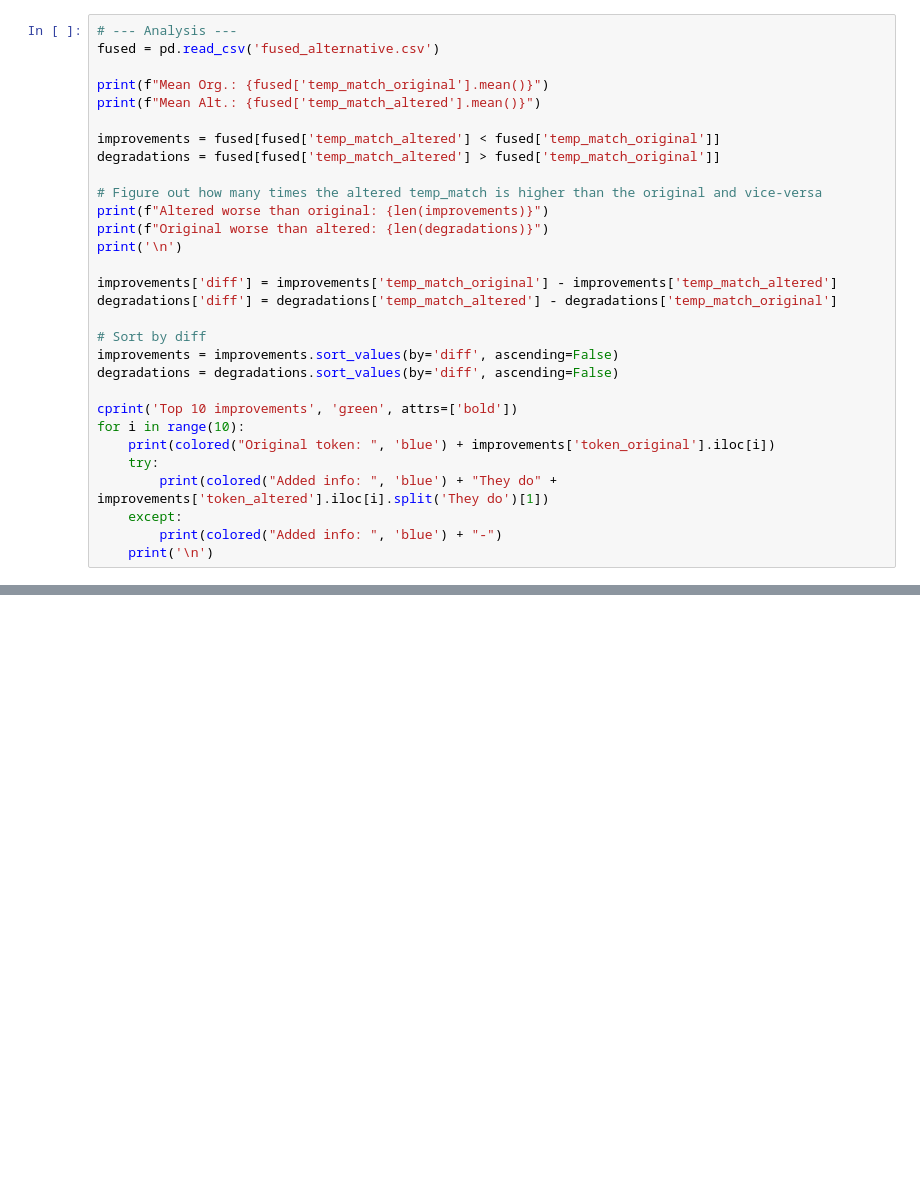
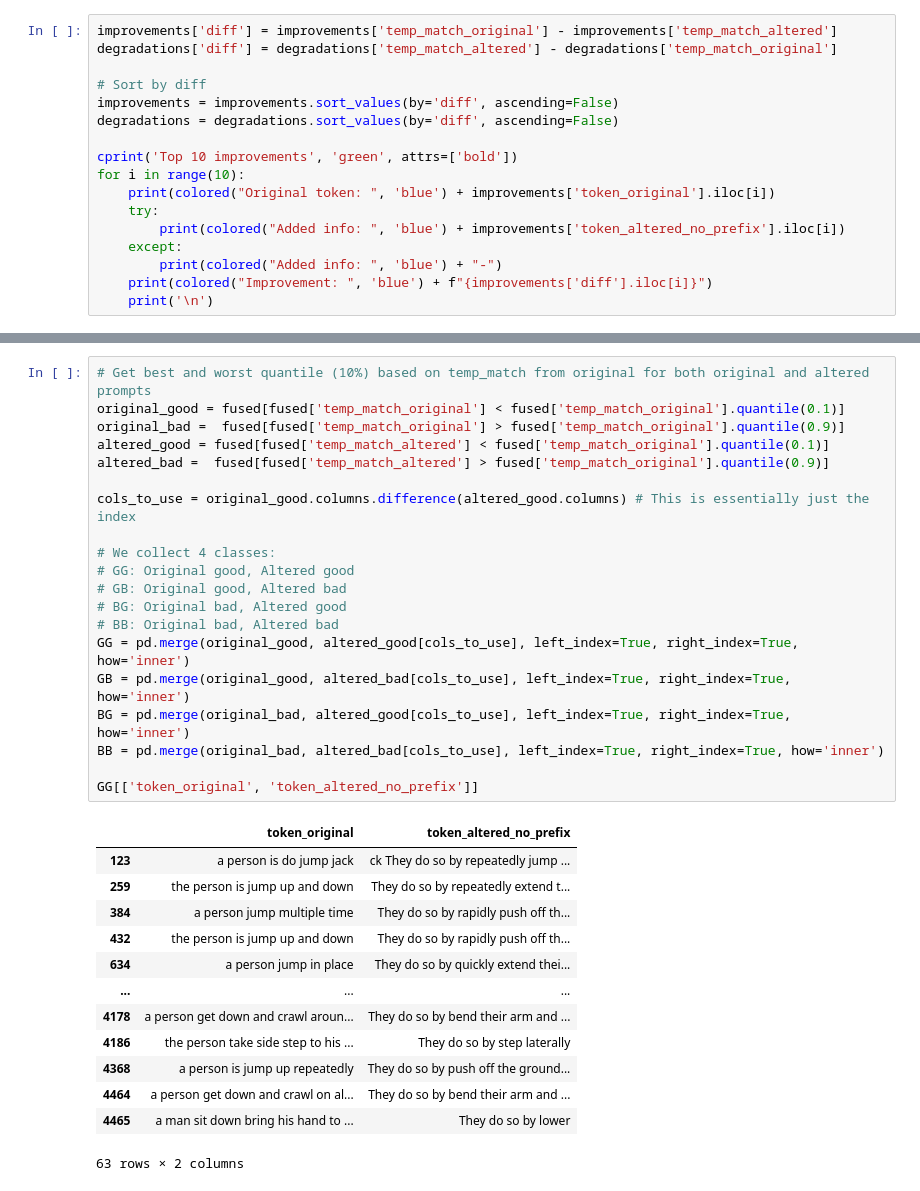
Before and after one commit to mkiefferus/DigitalHumans, a Jupyter notebook: result_analysis/analysis.ipynb, the cells around one changed output, grey strips where cells are left out. Saved outputs shown, nothing was run; the diff lists cells and outputs as text; blank space fills up the shorter version.

```diff
--- a/result_analysis/analysis.ipynb
+++ b/result_analysis/analysis.ipynb
@@ -119,18 +102,4 @@ altered
 # %%
-# --- Analysis ---
-fused = pd.read_csv('fused_alternative.csv')
-
-print(f"Mean Org.: {fused['temp_match_original'].mean()}")
-print(f"Mean Alt.: {fused['temp_match_altered'].mean()}")
-
-improvements = fused[fused['temp_match_altered'] < fused['temp_match_original']]
-degradations = fused[fused['temp_match_altered'] > fused['temp_match_original']]
-
-# Figure out how many times the altered temp_match is higher than the original and vice-versa
-print(f"Altered worse than original: {len(improvements)}")
-print(f"Original worse than altered: {len(degradations)}")
-print('\n')
-
 improvements['diff'] = improvements['temp_match_original'] - improvements['temp_match_altered']
 degradations['diff'] = degradations['temp_match_altered'] - degradations['temp_match_original']
 
@@ -142,8 +111,9 @@ cprint('Top 10 improvements', 'green', attrs=['bold'])
 for i in range(10):
     print(colored("Original token: ", 'blue') + improvements['token_original'].iloc[i])
     try:
-        print(colored("Added info: ", 'blue') + "They do" + improvements['token_altered'].iloc[i].split('They do')[1])
+        print(colored("Added info: ", 'blue') + improvements['token_altered_no_prefix'].iloc[i])
     except:
         print(colored("Added info: ", 'blue') + "-")
+    print(colored("Improvement: ", 'blue') + f"{improvements['diff'].iloc[i]}")
     print('\n')
 # %% [output]
@@ -193,0 +206,34 @@ Added info: They do so by slowly raise a glass to their lip
+# %%
+# Get best and worst quantile (10%) based on temp_match from original for both original and altered prompts
+original_good = fused[fused['temp_match_original'] < fused['temp_match_original'].quantile(0.1)]
+original_bad =  fused[fused['temp_match_original'] > fused['temp_match_original'].quantile(0.9)]
+altered_good = fused[fused['temp_match_altered'] < fused['temp_match_original'].quantile(0.1)]
+altered_bad =  fused[fused['temp_match_altered'] > fused['temp_match_original'].quantile(0.9)]
+
+cols_to_use = original_good.columns.difference(altered_good.columns) # This is essentially just the index
+
+# We collect 4 classes:
+# GG: Original good, Altered good
+# GB: Original good, Altered bad
+# BG: Original bad, Altered good
+# BB: Original bad, Altered bad
+GG = pd.merge(original_good, altered_good[cols_to_use], left_index=True, right_index=True, how='inner')
+GB = pd.merge(original_good, altered_bad[cols_to_use], left_index=True, right_index=True, how='inner')
+BG = pd.merge(original_bad, altered_good[cols_to_use], left_index=True, right_index=True, how='inner')
+BB = pd.merge(original_bad, altered_bad[cols_to_use], left_index=True, right_index=True, how='inner')
+
+GG[['token_original', 'token_altered_no_prefix']]
+# %% [output]
+|  | token_original | token_altered_no_prefix |
+| 123 | a person is do jump jack | ck They do so by repeatedly jump ... |
+| 259 | the person is jump up and down | They do so by repeatedly extend t... |
+| 384 | a person jump multiple time | They do so by rapidly push off th... |
+| 432 | the person is jump up and down | They do so by rapidly push off th... |
+| 634 | a person jump in place | They do so by quickly extend thei... |
+| ... | ... | ... |
+| 4178 | a person get down and crawl aroun... | They do so by bend their arm and ... |
+| 4186 | the person take side step to his ... | They do so by step laterally |
+| 4368 | a person is jump up repeatedly | They do so by push off the ground... |
+| 4464 | a person get down and crawl on al... | They do so by bend their arm and ... |
+| 4465 | a man sit down bring his hand to ... | They do so by lower |
+63 rows × 2 columns
```
Also changed, not shown: parts of 10 cells of this notebook, 3 other files.
